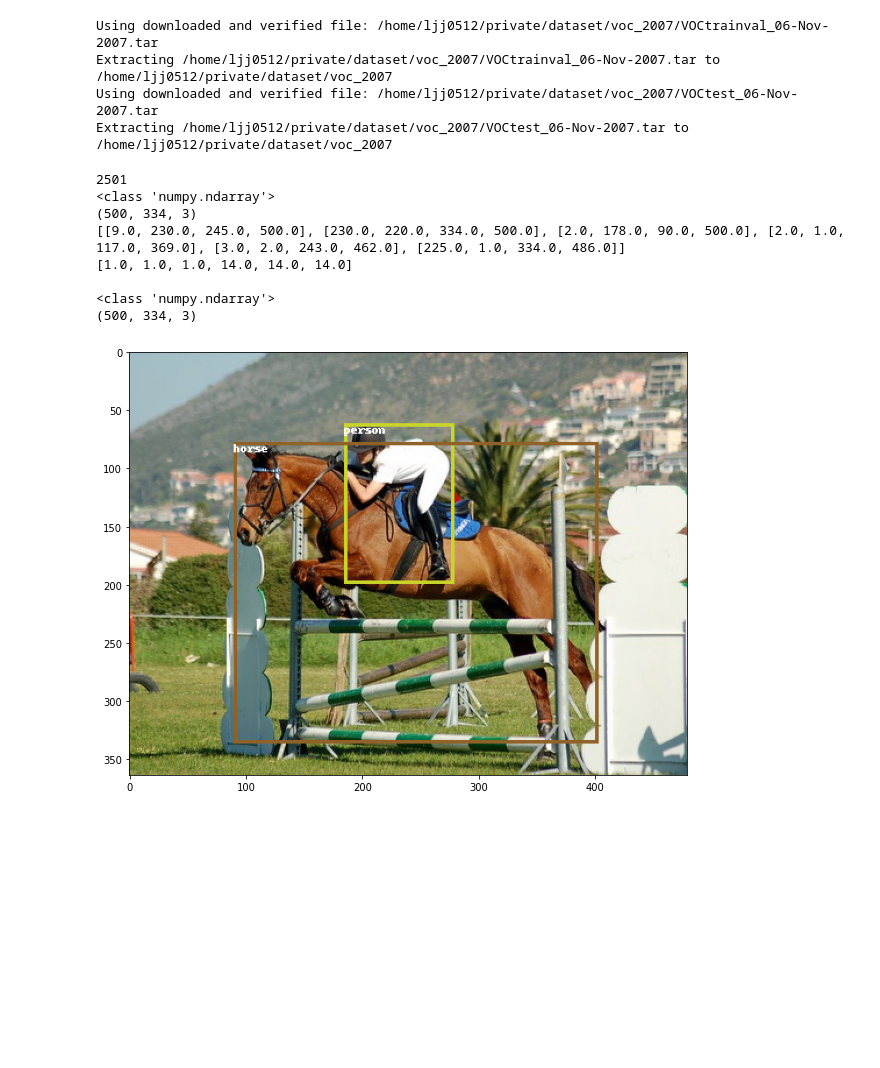
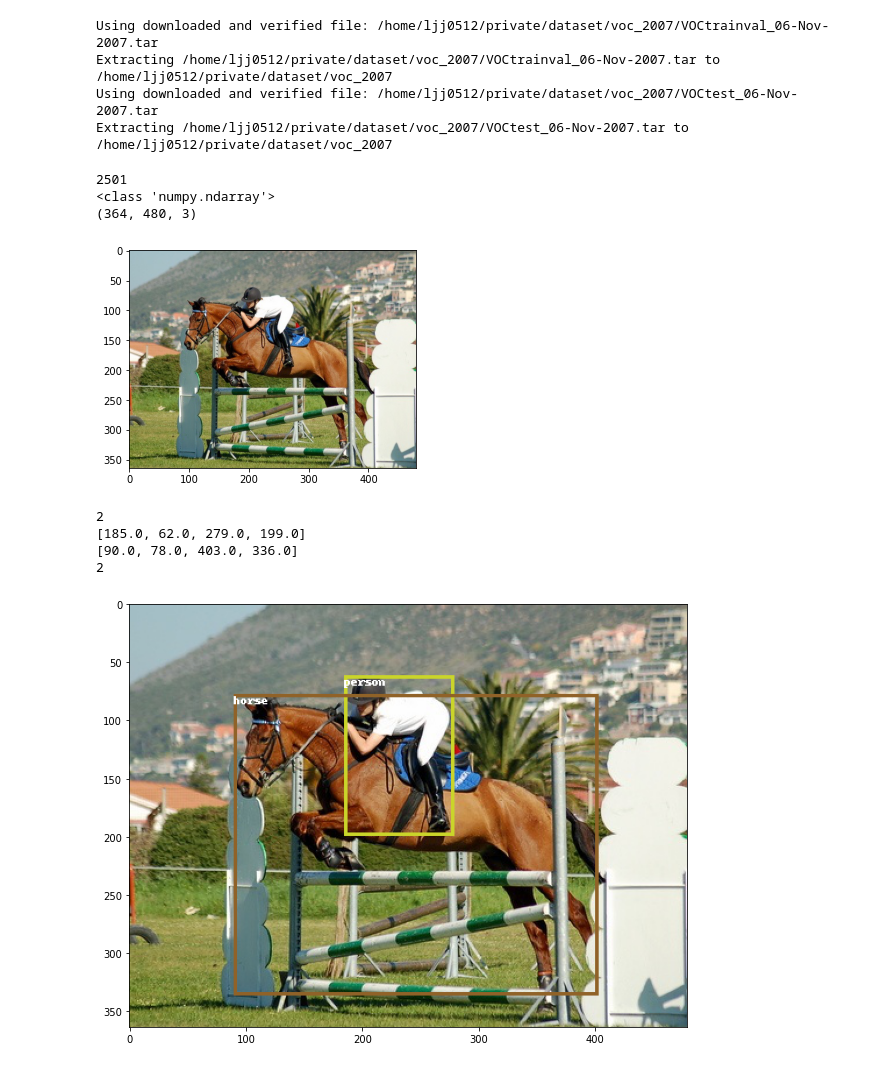
Before and after one commit to jaejungscene/Data-Science_ML_DL_Implementation, a Jupyter notebook: Faster_RCNN.ipynb, the cells around one changed output. Saved outputs shown, nothing was run; the diff lists cells and outputs as text; code cells hidden in the pictures; blank space fills up the shorter version.

```diff
--- a/Faster_RCNN.ipynb
+++ b/Faster_RCNN.ipynb
@@ -88,28 +88,32 @@ Extracting /home/ljj0512/private/dataset/voc_2007/VOCtrainval_06-Nov-2007.tar to
 Using downloaded and verified file: /home/ljj0512/private/dataset/voc_2007/VOCtest_06-Nov-2007.tar
 Extracting /home/ljj0512/private/dataset/voc_2007/VOCtest_06-Nov-2007.tar to /home/ljj0512/private/dataset/voc_2007
 # %%
+import matplotlib.pyplot as plt
 # 샘플 이미지 확인
 print(len(train_ds))
-img, target, label = train_ds[2]
+img, target, label = train_ds[1]
 print(type(img))
 print(img.shape)
-print(target)
-print(label)
+plt.imshow(img)
+plt.show()
+print(len(target))
+for i in range(len(target)):
+    print(target[i])
+print(len(label))
 print()
 # print(target.shape)
 
-print(type(img))
-print(img.shape)
+
 colors = np.random.randint(0, 255, size=(80,3), dtype='uint8') # 바운딩 박스 색상
 # %% [output]
 2501
 <class 'numpy.ndarray'>
-(500, 334, 3)
-[[9.0, 230.0, 245.0, 500.0], [230.0, 220.0, 334.0, 500.0], [2.0, 178.0, 90.0, 500.0], [2.0, 1.0, 117.0, 369.0], [3.0, 2.0, 243.0, 462.0], [225.0, 1.0, 334.0, 486.0]]
-[1.0, 1.0, 1.0, 14.0, 14.0, 14.0]
-
-<class 'numpy.ndarray'>
-(500, 334, 3)
+(364, 480, 3)
+[figure, added]
+2
+[185.0, 62.0, 279.0, 199.0]
+[90.0, 78.0, 403.0, 336.0]
+2
 # %%
 import matplotlib.pyplot as plt
 # 샘플 이미지 확인
```
Also changed, not shown: 7 other files.
